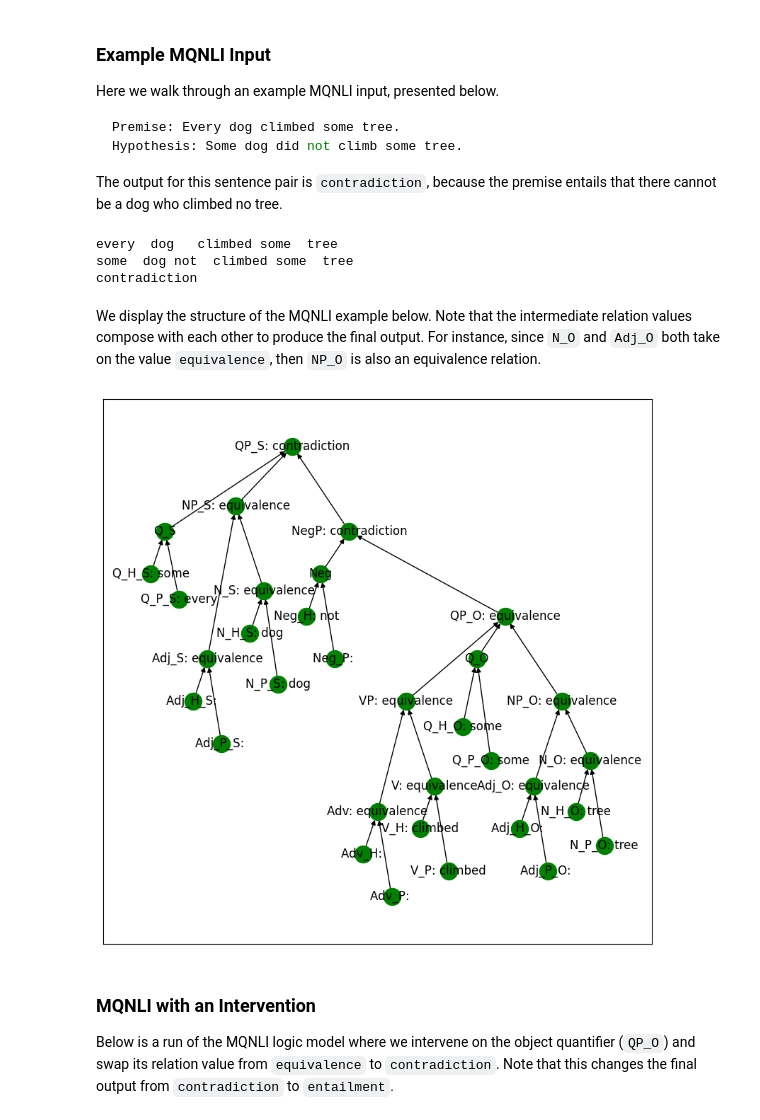
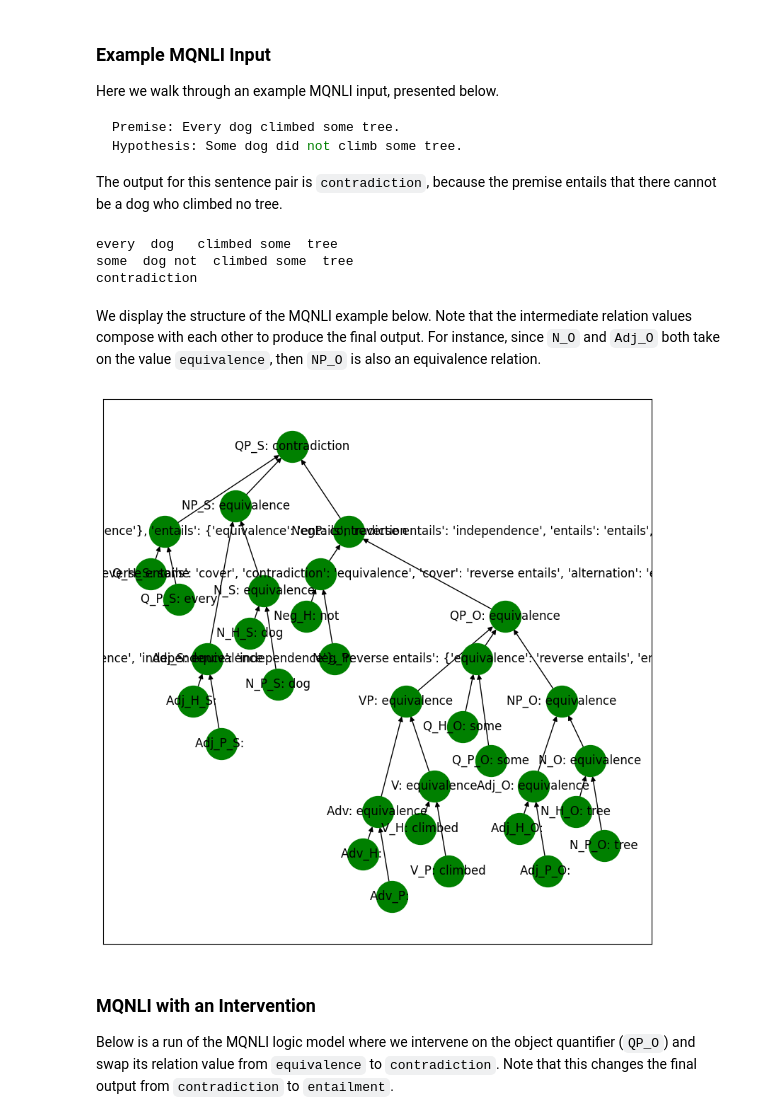
Before and after one commit to watiss/pyvene, a Jupyter notebook: tutorials/advanced_tutorials/MQNLI.ipynb, the cells around one changed output. Saved outputs shown, nothing was run; the diff lists cells and outputs as text; code cells hidden in the pictures.

```diff
--- a/tutorials/advanced_tutorials/MQNLI.ipynb
+++ b/tutorials/advanced_tutorials/MQNLI.ipynb
@@ -378,48 +369,24 @@ inputs = {
 }
 
 setting = mqlni_model.run_forward(inputs)
-# %%
-def print_premise(setting):
-    print(
-        setting["Q_P_S"],
-        setting["Adj_P_S"],
-        setting["N_P_S"],
-        setting["Neg_P"],
-        setting["Adv_P"],
-        setting["V_P"],
-        setting["Q_P_O"],
-        setting["Adj_P_O"],
-        setting["N_P_O"]
-    )
-
-def print_hypothesis(setting):
-    print(
-        setting["Q_H_S"],
-        setting["Adj_H_S"],
-        setting["N_H_S"],
-        setting["Neg_H"],
-        setting["Adv_H"],
-        setting["V_H"],
-        setting["Q_H_O"],
-        setting["Adj_H_O"],
-        setting["N_H_O"]
-    )
-
-print_premise(setting)
-print_hypothesis(setting)
-
-print(setting["QP_S"]) # the output is in the root node, QP_S
-# %% [output]
-every  dog   climbed some  tree
-some  dog not  climbed some  tree
-contradiction
+# %%
+from MQNLI_utils import print_premise, print_hypothesis
+
+print_premise(setting)
+print_hypothesis(setting)
+
+print(setting["QP_S"]) # the output is in the root node, QP_S
+# %% [output]
+every  dog   climbed some  tree
+some  dog not  climbed some  tree
+contradiction
 # %% [markdown]
 We display the structure of the MQNLI example below. Note that the intermediate relation values compose with each other to produce the final output. For instance, since `N_O` and `Adj_O` both take on the value `equivalence`, then `NP_O` is also an equivalence relation.
 # %%
 display = {v: not isinstance(values[v][0], dict) for v in variables}
-mqlni_model.print_setting(setting, display=display)
+mqlni_model.print_setting(setting)
 # %% [output]
-[figure, old version]
+[figure, new version]
 # %% [markdown]
 ### MQNLI with an Intervention
 
```
Also changed, not shown: parts of 53 cells of this notebook, 7 other files.
